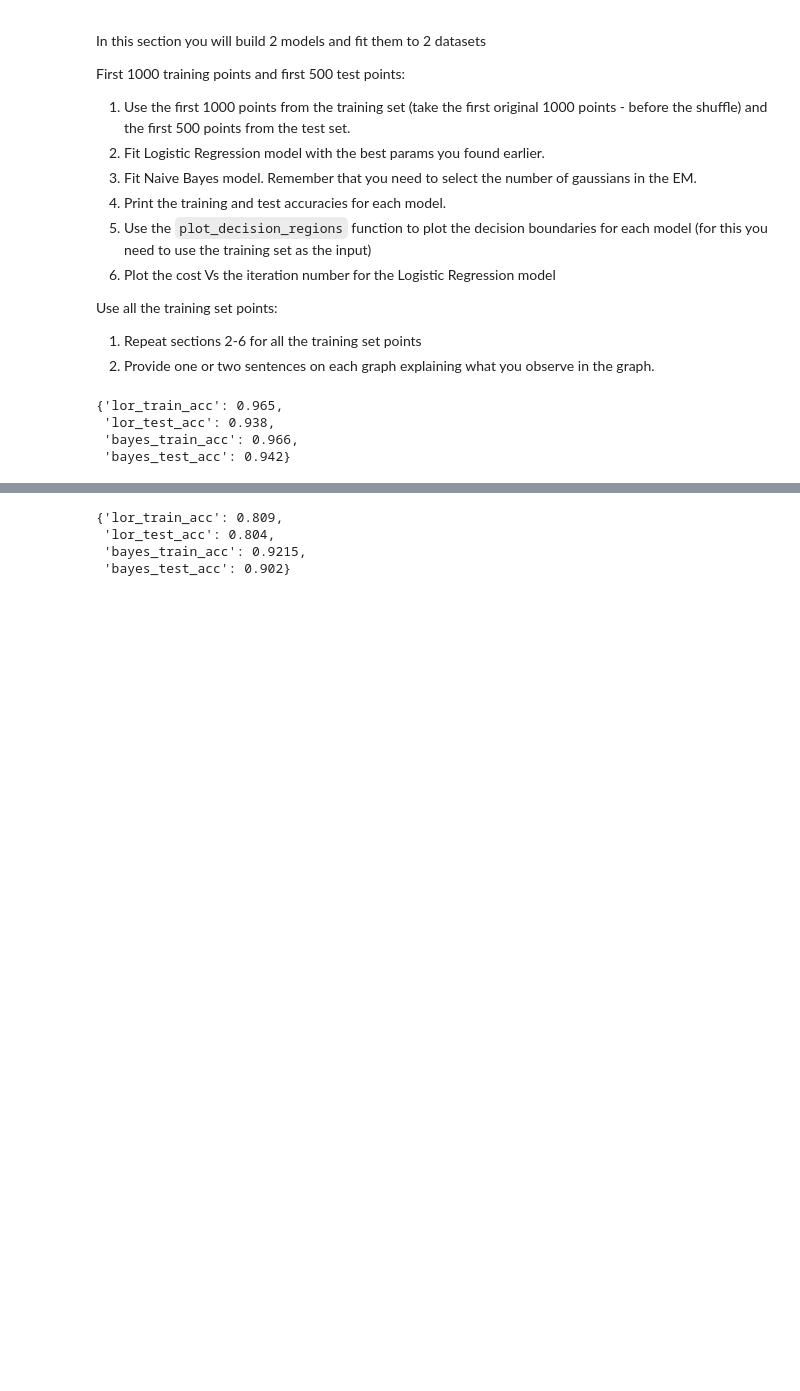
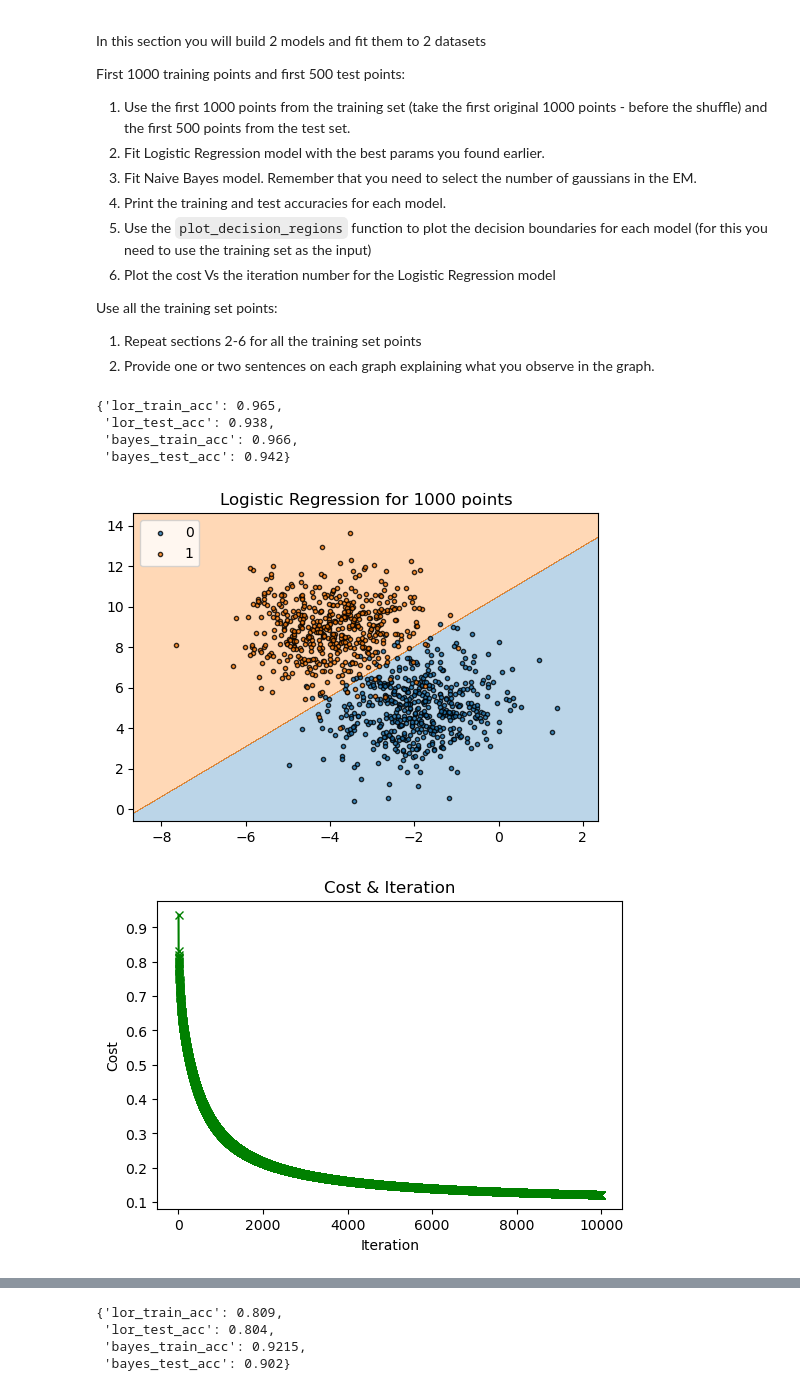
Before and after one commit to roybh1/machine-learning-for-data-idc, a Jupyter notebook: hw4/hw4.ipynb, the cells around one changed output, grey strips where cells are left out. Cells and saved outputs as stored; diff of their text form; code cells hidden in the pictures; blank space fills up the shorter version.

Commit message:
Added graphs

```diff
--- a/hw4/hw4.ipynb
+++ b/hw4/hw4.ipynb
@@ -474,3 +455,37 @@ from hw4 import model_evaluation
+# %%
+# Function for plotting the decision boundaries of a model
+def plot_decision_regions(X, y, classifier, resolution=0.1, title=""):
+    markers = ('.', '.')
+    colors = ['#1f77b4', '#ff7f0e']
+    cmap = ListedColormap(colors[:len(np.unique(y))])
+
+    # Plot the decision surface
+    x1_min, x1_max = X[:, 0].min() - 1, X[:, 0].max() + 1
+    x2_min, x2_max = X[:, 1].min() - 1, X[:, 1].max() + 1
+    xx1, xx2 = np.meshgrid(np.arange(x1_min, x1_max, resolution),
+                           np.arange(x2_min, x2_max, resolution))
+    Z = classifier.predict(np.array([xx1.ravel(), xx2.ravel()]).T)
+    Z = np.array(Z).reshape(xx1.shape) #Make it numpy
+    # plt.contourf(xx1, xx2, Z, alpha=0.3, cmap=cmap)
+    # plt.xlim(xx1.min(), xx1.max())
+    # plt.ylim(xx2.min(), xx2.max())
+
+    plt.figure(figsize=(6, 4))  # Set the figure size (width, height)
+    plt.contourf(xx1, xx2, Z, alpha=0.3, cmap=cmap)
+    plt.xlim(xx1.min(), xx1.max())
+    plt.ylim(xx2.min(), xx2.max())
+
+    for idx, cl in enumerate(np.unique(y)):
+        plt.title(title)
+        plt.scatter(x=X[y == cl, 0],
+                    y=X[y == cl, 1],
+                    alpha=0.8,
+                    c=[colors[idx]],
+                    marker=markers[idx],
+                    label=cl,
+                    edgecolor='black')
+    plt.legend(loc='upper left')
+    plt.show()
 # %%
 # Train - 1000, Test - 500
 X_training_1000 = X_training[:1000, :]
@@ -485,3 +500,13 @@ model_evaluation(X_training_1000, y_training_1000, X_test_500, y_test_500, 1, be
  'lor_test_acc': 0.938,
  'bayes_train_acc': 0.966,
  'bayes_test_acc': 0.942}
+# %%
+lor = LogisticRegressionGD(eta = best_eta, eps=best_eps)
+lor.fit(X_training_1000, y_training_1000)
+
+#Plot decision regions for lor this time on all the data
+plot_decision_regions(X_training_1000, y_training_1000, lor , resolution=0.01, title="Logistic Regression for 1000 points")
+cost_by_iterations(lor)
+# %% [output]
+[figure, added]
+[figure, added]
```
Also changed, not shown: parts of 11 cells of this notebook.
